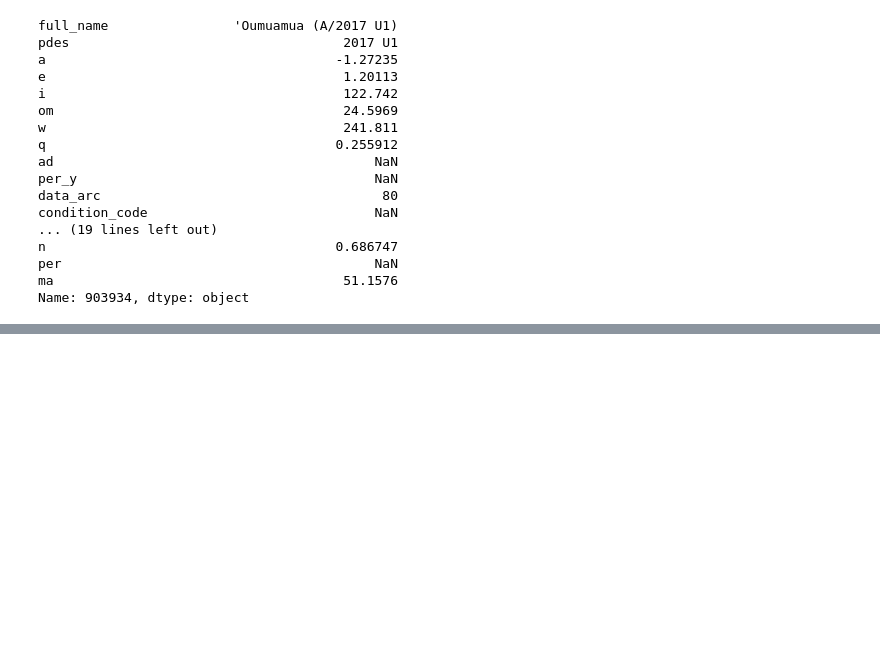
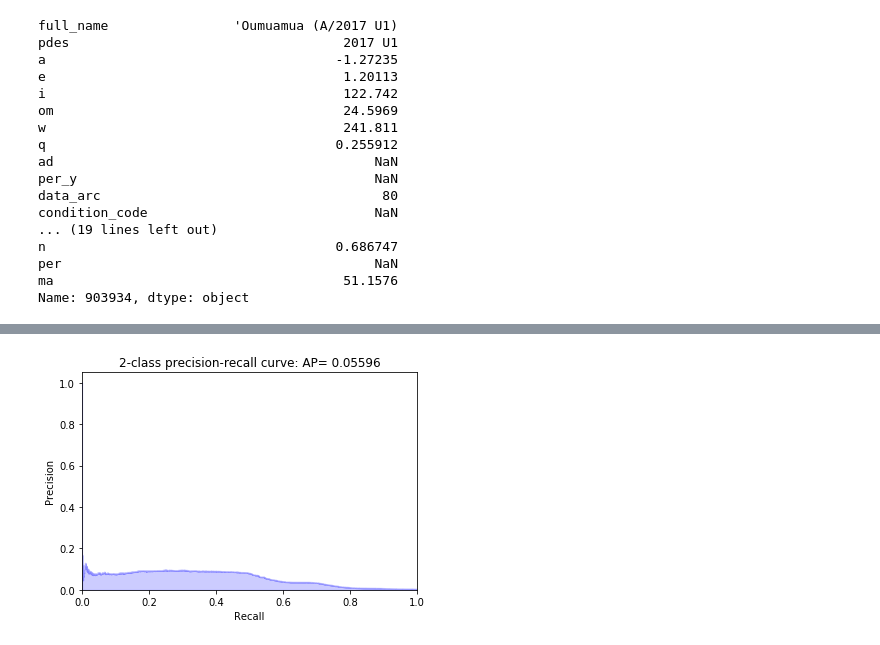
Before and after one commit to rselent/lambda-buildweek2-asteroids, a Jupyter notebook: build2_Asteroids_predicting_PHAs.ipynb, the cells around one changed output, grey strips where cells are left out. Saved outputs shown, nothing was run; the diff lists cells and outputs as text; code cells hidden in the pictures; blank space fills up the shorter version.

```diff
--- a/build2_Asteroids_predicting_PHAs.ipynb
+++ b/build2_Asteroids_predicting_PHAs.ipynb
@@ -334,0 +455,11 @@ logit = LogisticRegression( solver= 'lbfgs', multi_class= 'auto',
+# %%
+####    Let's try something completely different    ####
+###       Perceptron + Precision-Recall curve        ###
+
+classifider = make_pipeline(
+    ce.OrdinalEncoder(),
+    Perceptron( n_jobs= -1, random_state= 16)
+)
+
+classifider.fit( xTrain, yTrain)
+yScore = classifider.decision_function( xValidate)
@@ -334,0 +473,22 @@ logit = LogisticRegression( solver= 'lbfgs', multi_class= 'auto',
+# %%
+from sklearn.metrics import precision_recall_curve
+import matplotlib.pyplot as plt
+
+def plotPRC( title, yValidate, yScore):
+    precision, recall, _ = precision_recall_curve( yValidate, yScore)
+    plt.step( recall, precision, color= 'b', alpha= 0.2,
+              where='post')
+    plt.fill_between( recall, precision, step= 'post', alpha= 0.2, color= 'b', )
+
+    plt.xlabel( 'Recall')
+    plt.ylabel( 'Precision')
+    plt.ylim( [0.0, 1.05])
+    plt.xlim( [0.0, 1.0])
+    plt.title( title)
+
+title = ( '2-class precision-recall curve: '
+          'AP= {0:0.5f}'.format( avgPrecision))
+
+plotPRC( title, yValidate, yScore);
+# %% [output]
+[figure, added]
```
Also changed, not shown: parts of 26 cells of this notebook.
